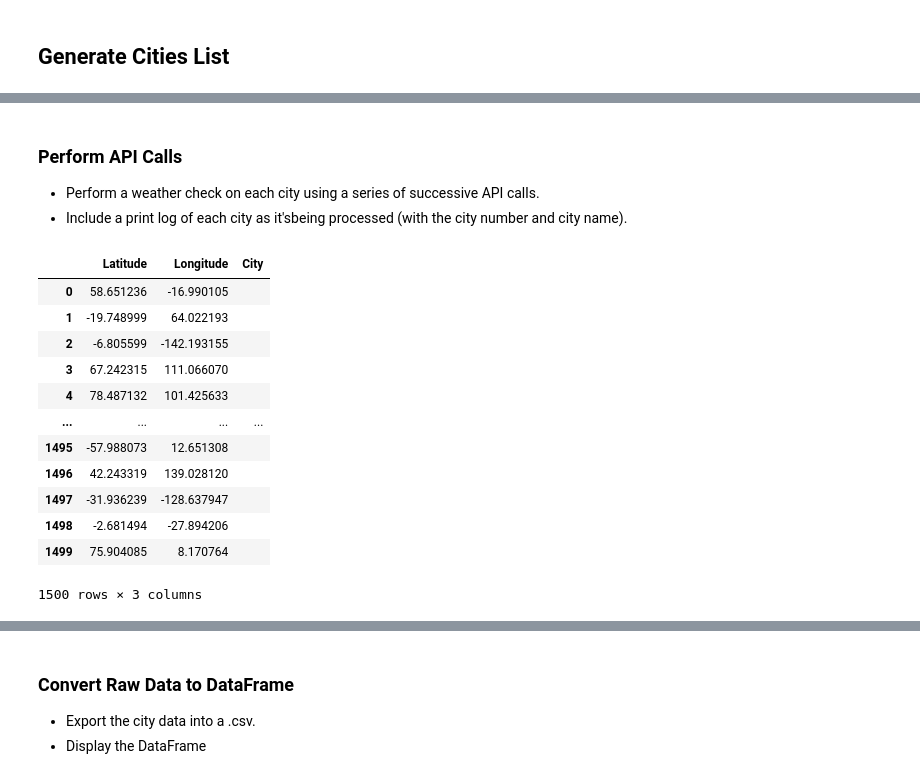
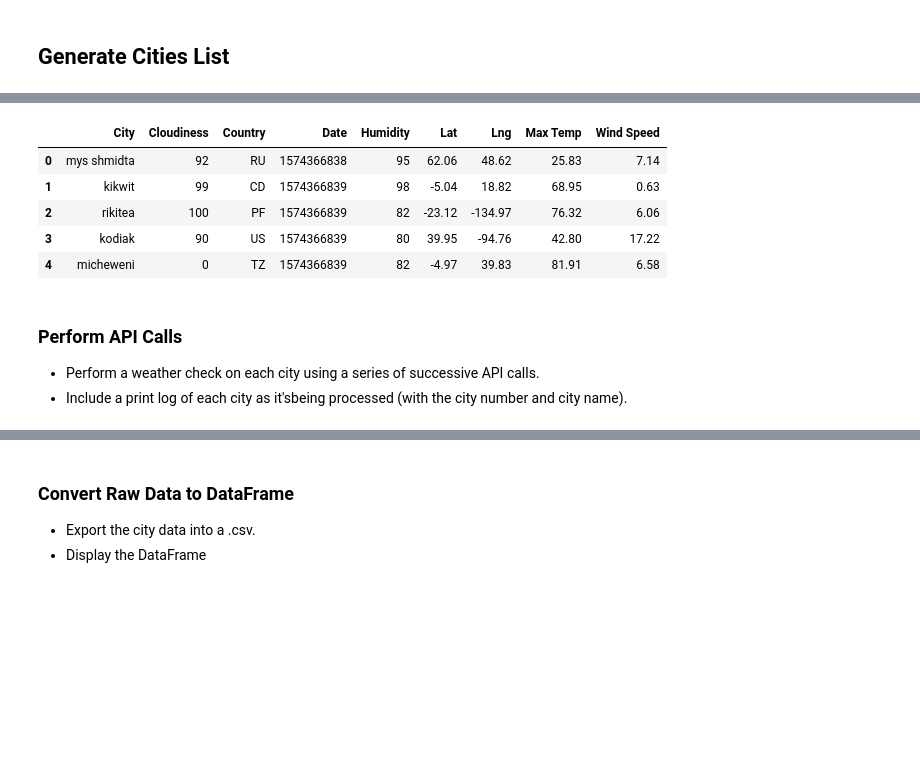
Before and after one commit to browsdower/python-api-challenge, a Jupyter notebook: WeatherPy.ipynb, the cells around one changed output, grey strips where cells are left out. Cells and saved outputs as stored; diff of their text form; code cells hidden in the pictures; blank space fills up the shorter version.

```diff
--- a/WeatherPy.ipynb
+++ b/WeatherPy.ipynb
@@ -51,21 +130,13 @@ len(cities)
+# %%
+weather_dataframe.head()
+# %% [output]
+|  | City | Cloudiness | Country | Date | Humidity | Lat | Lng | Max Temp | Wind Speed |
+| 0 | mys shmidta | 92 | RU | 1574366838 | 95 | 62.06 | 48.62 | 25.83 | 7.14 |
+| 1 | kikwit | 99 | CD | 1574366839 | 98 | -5.04 | 18.82 | 68.95 | 0.63 |
+| 2 | rikitea | 100 | PF | 1574366839 | 82 | -23.12 | -134.97 | 76.32 | 6.06 |
+| 3 | kodiak | 90 | US | 1574366839 | 80 | 39.95 | -94.76 | 42.80 | 17.22 |
+| 4 | micheweni | 0 | TZ | 1574366839 | 82 | -4.97 | 39.83 | 81.91 | 6.58 |
 # %% [markdown]
 ### Perform API Calls
 * Perform a weather check on each city using a series of successive API calls.
 * Include a print log of each city as it'sbeing processed (with the city number and city name).
-# %%
-city_df = pd.DataFrame({"Latitude": lats, "Longitude": lngs, "City":""})
-city_df
-# %% [output]
-|  | Latitude | Longitude | City |
-| 0 | 58.651236 | -16.990105 |  |
-| 1 | -19.748999 | 64.022193 |  |
-| 2 | -6.805599 | -142.193155 |  |
-| 3 | 67.242315 | 111.066070 |  |
-| 4 | 78.487132 | 101.425633 |  |
-| ... | ... | ... | ... |
-| 1495 | -57.988073 | 12.651308 |  |
-| 1496 | 42.243319 | 139.028120 |  |
-| 1497 | -31.936239 | -128.637947 |  |
-| 1498 | -2.681494 | -27.894206 |  |
-| 1499 | 75.904085 | 8.170764 |  |
-1500 rows × 3 columns
```
Also changed, not shown: parts of 32 cells of this notebook.
